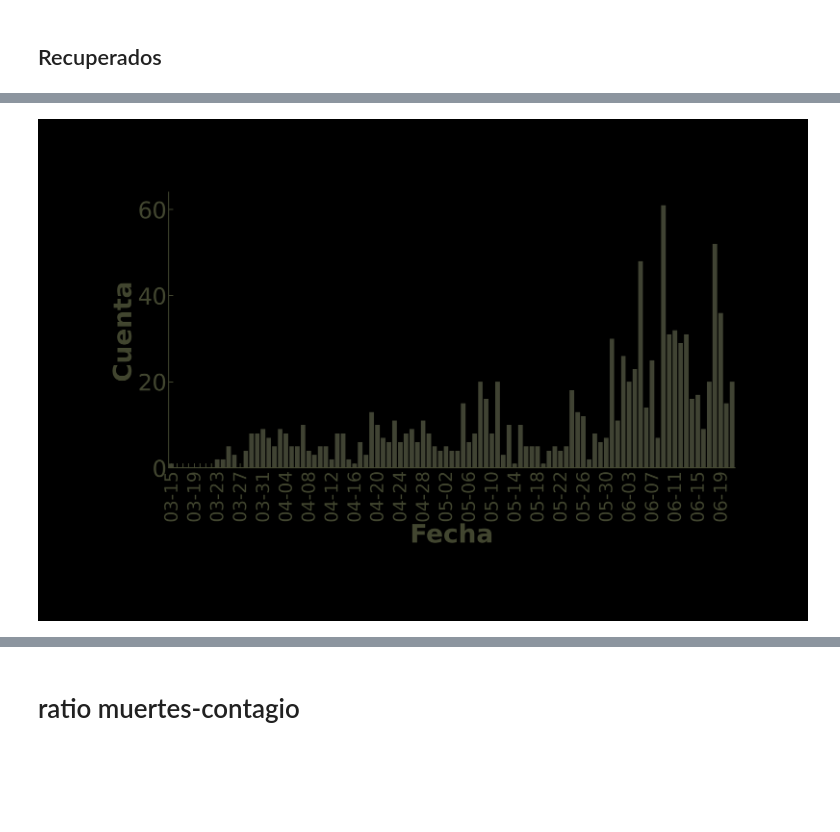
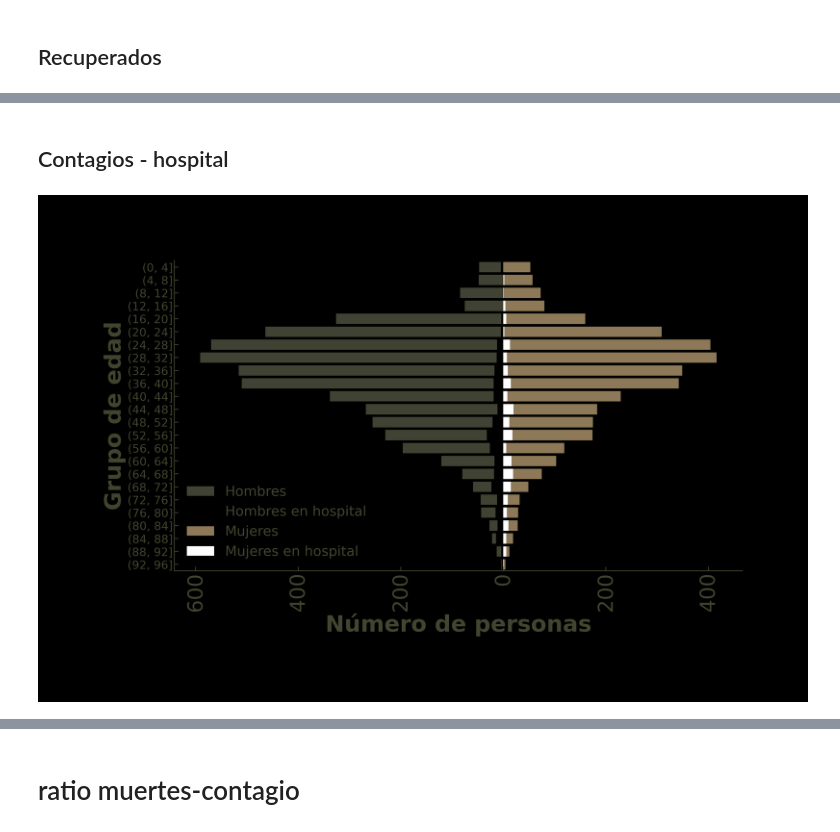
Before and after one commit to datatrooper/instatrooper, a Jupyter notebook: notebooks/2020/covid/covid antioquia.ipynb, the cells around one changed output, grey strips where cells are left out. Drawn from its saved outputs; the diff is of its cells as text; code cells hidden in the pictures; blank space fills up the shorter version.

```diff
--- a/notebooks/2020/covid/covid antioquia.ipynb
+++ b/notebooks/2020/covid/covid antioquia.ipynb
@@ -31,7 +34,7 @@ color = "#424630"
 # %%
 def load_colombia_df():
     client = Socrata("www.datos.gov.co", None)  # https://www.datos.gov.co/es/profile/edit/developer_settings   por si no funciona
-    results = client.get("gt2j-8ykr", limit=100000)
+    results = client.get("gt2j-8ykr", limit=1000000)
     results_df = pd.DataFrame.from_records(results)
     return results_df
 # %%
@@ -41,7 +44,8 @@ def load_muestras_df():
     results_df = pd.DataFrame.from_records(results)
     return results_df
 # %%
-df_boletines = pd.read_csv("junio19.csv")
-# df_boletines = df_boletines[df_boletines["Departamento"] == "Antioquia" ]
+df_boletines = pd.read_csv("julio11.csv")
+df_boletines = df_boletines[df_boletines["Departamento"] == "antioquia" ]
+df_boletines = df_boletines[df_boletines["fecha_boletin"] != "2020-07-11"]
 df_boletines.head()
 # %% [output]
@@ -465,22 +578,32 @@ cuenta_rec["cuenta"].sum()
+# %% [markdown]
+## Contagios - hospital
 # %%
-sns.set_context("talk")
-cuenta_plot = cuenta_rec.reset_index(drop=True)
-plt.figure(figsize=(20,10))
-ax = sns.barplot(x="fecha", y="cuenta", data=cuenta_plot, color=color)
-plt.xticks(rotation=90, fontsize=25)
-plt.yticks(fontsize=25)
+plt.figure(figsize=(20,12))
+ax = sns.barplot(x="Hombres",y="edad", color=color, label="Hombres",data = piramide)
+ax = sns.barplot(x="Hombres en hospital",y="edad", color="black", label="Hombres en hospital",data = piramide)
+
+ax = sns.barplot(x="Mujeres",y="edad", color="#967B4F", label="Mujeres",data = piramide)
+ax = sns.barplot(x="Mujeres en hospital",y="edad", color="white", label="Mujeres en hospital",data = piramide)
+
+plt.setp(ax.spines.values(), color=color)
+
+
 ax.tick_params(axis='x',which = "major", colors=color, labelsize=35, labelrotation=90)
 ax.tick_params(axis='y', colors=color, labelsize=45)
-plt.setp(ax.spines.values(), color=color)
 
-ax.set_xlabel("Fecha", fontsize=50, color=color)
-ax.set_ylabel("Cuenta", fontsize=50, color=color)
-for i,label in enumerate(ax.get_xticklabels()):
-    if i%4 == 0:
-        pass
-    else:
-        label.set_visible(False)
-plt.savefig(f'recuperados_dia.png',bbox_inches='tight', transparent="True", pad_inches = 0)
+ax.set_xlabel("Número de personas", fontsize=50, color=color)
+ax.set_ylabel("Grupo de edad", fontsize=50, color=color)
+
+
+plt.xticks(fontsize=45)
+plt.yticks(fontsize=25)
+
+ax.set_xticklabels(np.abs(list(ax.get_xticks())).astype(int))
+plt.legend(framealpha=0.0, fontsize=30)
+
+plt.tight_layout()
+plt.savefig(f'piramide_contagios_hosp.png',bbox_inches='tight', transparent="True", pad_inches = 0)
+
 plt.show()
 # %% [output]
-[figure, old version]
+[figure, new version]
```
Also changed, not shown: parts of 68 cells of this notebook, 25 other files.
